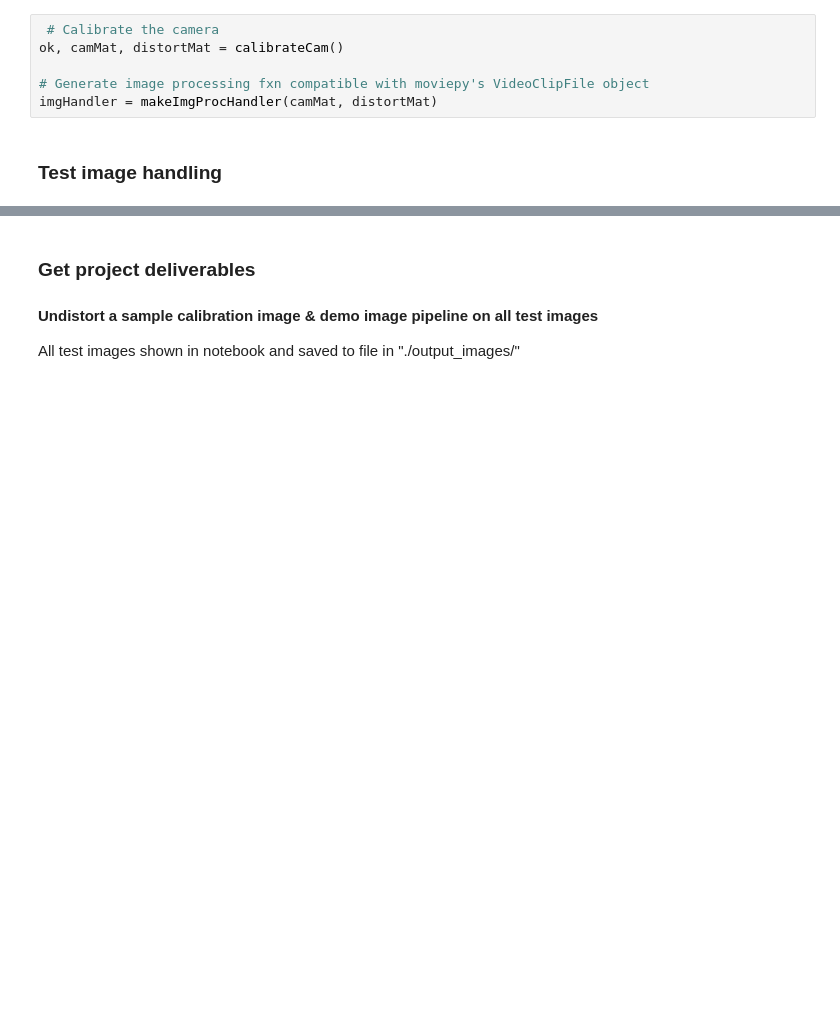
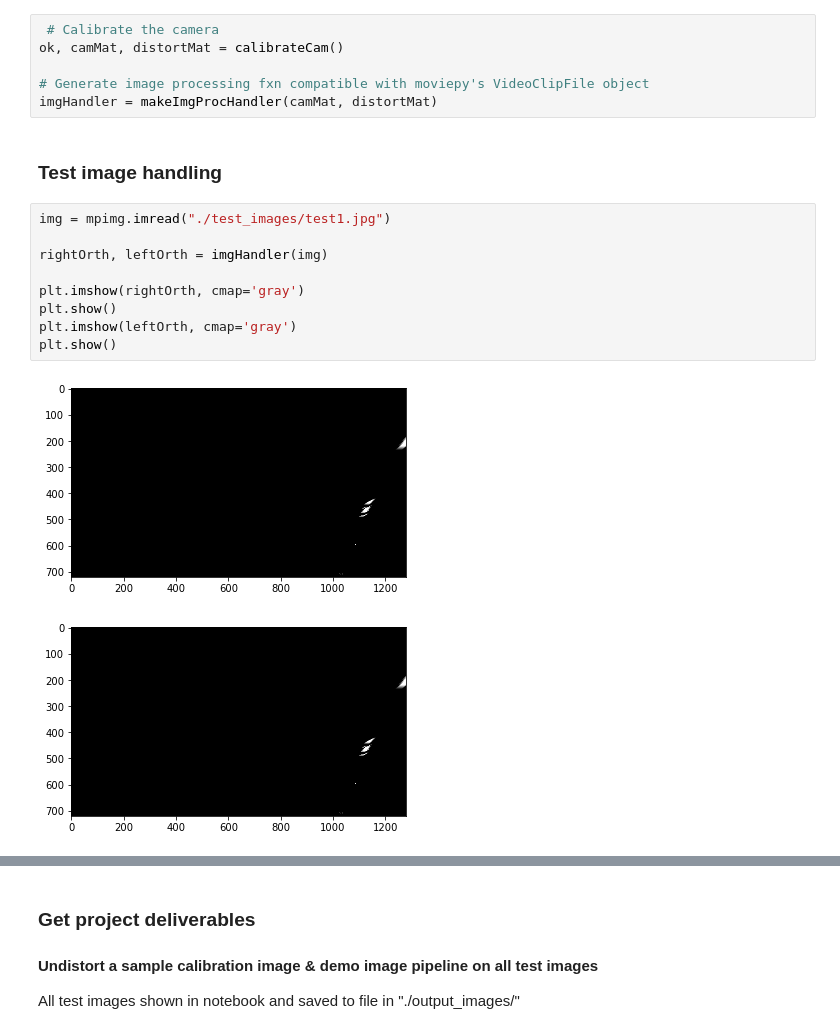
Before and after one commit to alamarche/CarND-Advanced-Lane-Lines, a Jupyter notebook: assignment.ipynb, the cells around one changed output, grey strips where cells are left out. Saved outputs shown, nothing was run; the diff lists cells and outputs as text; blank space fills up the shorter version.

```diff
--- a/assignment.ipynb
+++ b/assignment.ipynb
@@ -210,4 +200,16 @@ ok, camMat, distortMat = calibrateCam()
 imgHandler = makeImgProcHandler(camMat, distortMat)
 # %% [markdown]
 ### Test image handling
+# %%
+img = mpimg.imread("./test_images/test1.jpg")
+
+rightOrth, leftOrth = imgHandler(img)
+
+plt.imshow(rightOrth, cmap='gray')
+plt.show()
+plt.imshow(leftOrth, cmap='gray')
+plt.show()
+# %% [output]
+[figure, added]
+[figure, added]
 # %%
```
Also changed, not shown: parts of 3 cells of this notebook.
